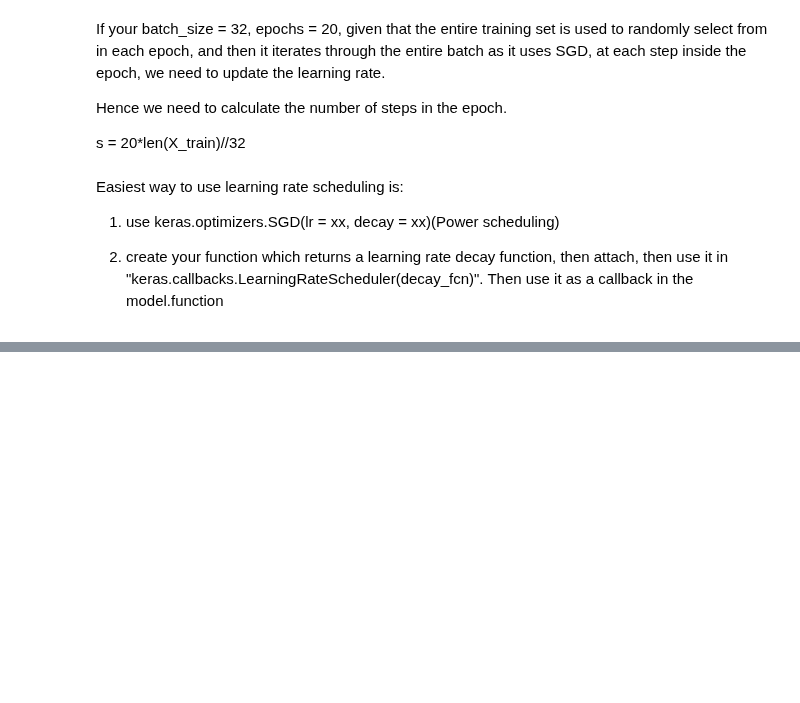
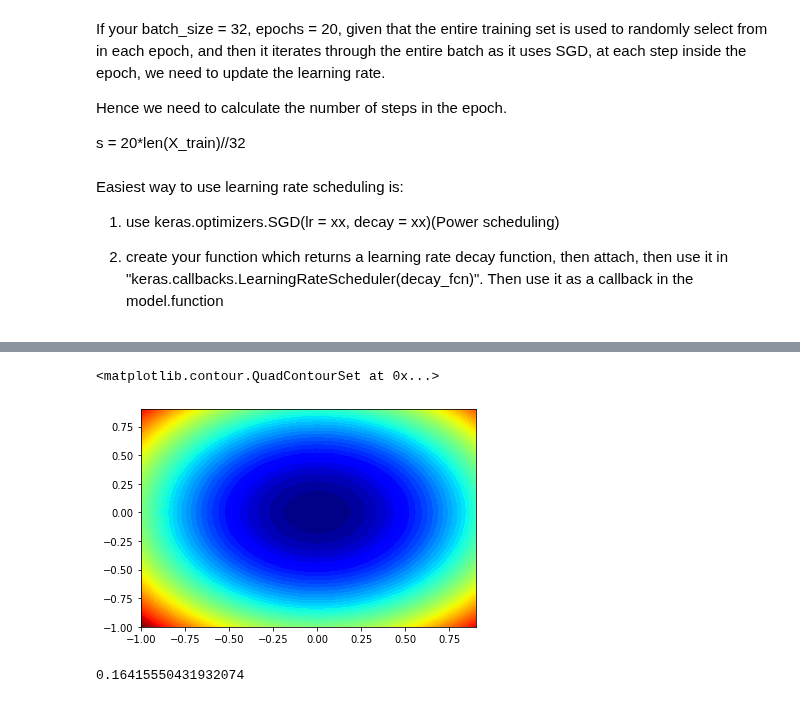
Before and after one commit to Pasindu19970808/Hands-on-Machine-Learning-Textbook-Exercises, a Jupyter notebook: DeepLearning_1/unsupervised_pretraining.ipynb, the cells around one changed output, grey strips where cells are left out. Cells and saved outputs as stored; diff of their text form; code cells hidden in the pictures; blank space fills up the shorter version.

```diff
--- a/DeepLearning_1/unsupervised_pretraining.ipynb
+++ b/DeepLearning_1/unsupervised_pretraining.ipynb
@@ -167,0 +242,5 @@ Easiest way to use learning rate scheduling is:
+# %%
+plt.contourf(X,y,results, levels = 50, cmap = 'jet')
+# %% [output]
+<matplotlib.contour.QuadContourSet at 0x...>
+[figure, added]
@@ -167,0 +257,4 @@ Easiest way to use learning rate scheduling is:
+# %%
+score
+# %% [output]
+0.16415550431932074
```
Also changed, not shown: parts of 16 cells of this notebook.
